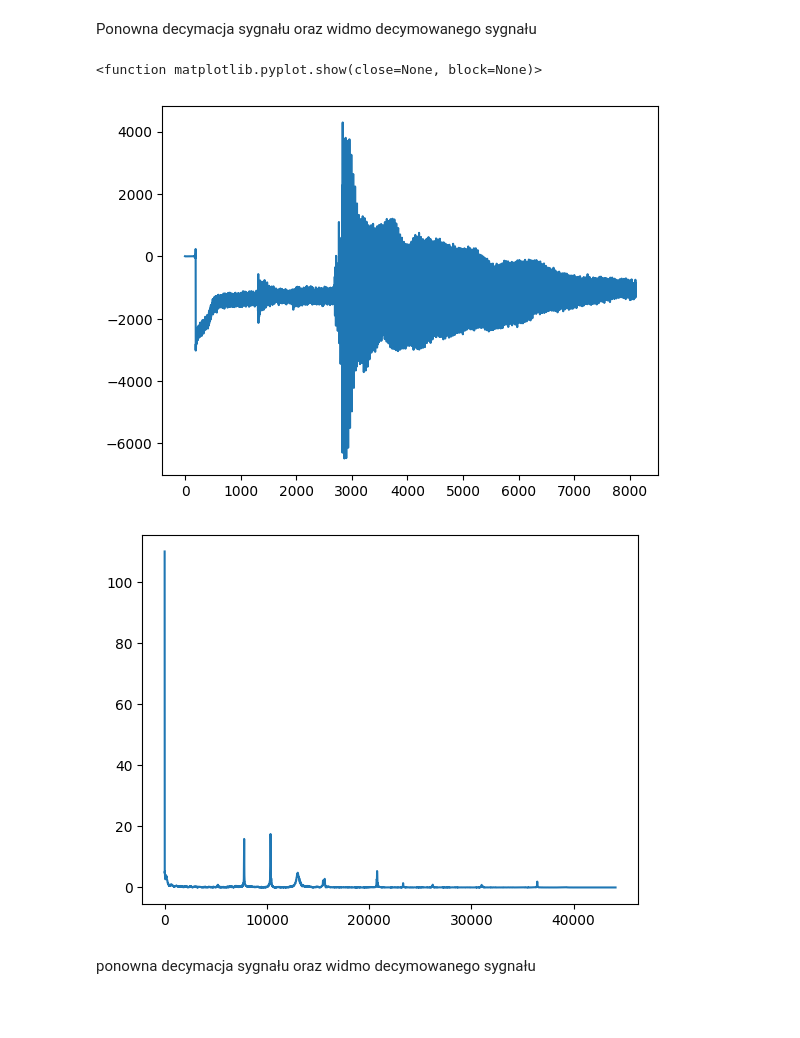
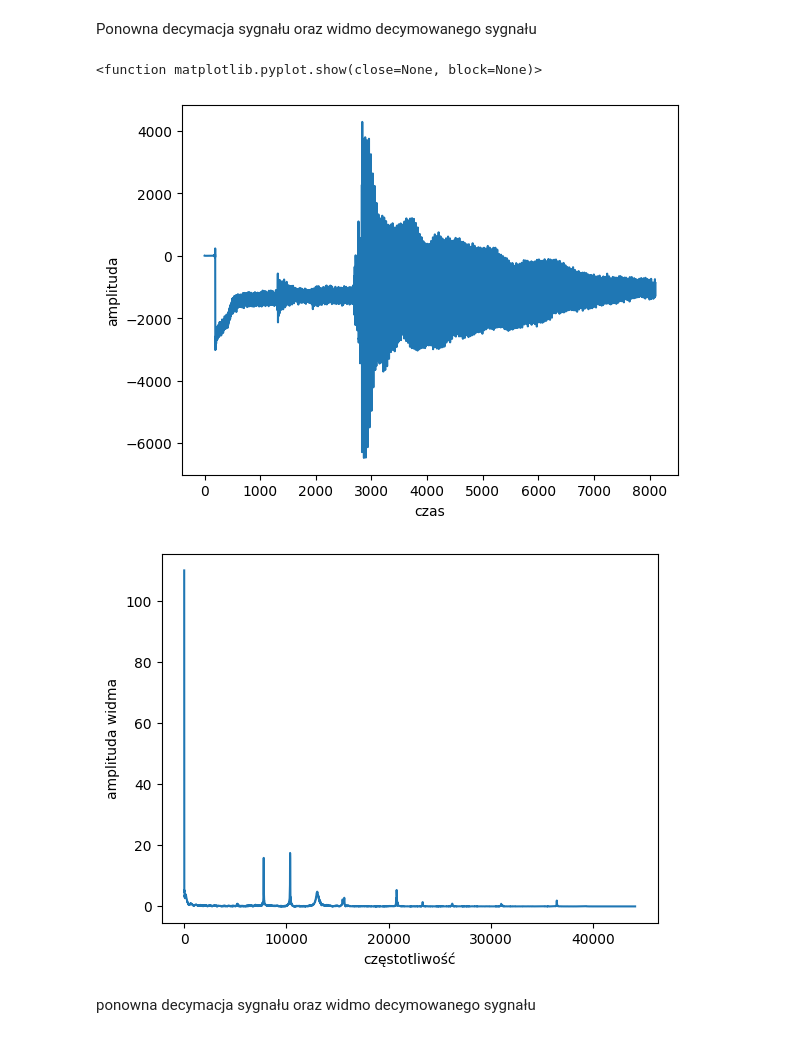
Before and after one commit to tynka022/SignalAnalisis, a Jupyter notebook: lab2/sprawozdanie2MToborek.ipynb, the cells around one changed output. Drawn from its saved outputs; the diff is of its cells as text; code cells hidden in the pictures; blank space fills up the shorter version.

```diff
--- a/lab2/sprawozdanie2MToborek.ipynb
+++ b/lab2/sprawozdanie2MToborek.ipynb
@@ -249,20 +290,24 @@ Ponowna decymacja sygnału oraz widmo decymowanego sygnału
 # %%
 sygnal5 = sig.decimate(sygnal4,2)
 
 fig, ax = plt.subplots()
 ax.plot(sygnal5)
+ax.set_ylabel('amplituda')
+ax.set_xlabel('czas')
 plt.show
 
 wid_dec5=np.abs(np.fft.rfft(sygnal5)) /rate/2
 f = np.fft.rfftfreq(len(sygnal5), 1/rate/2)
 
 fig, ax = plt.subplots()
 ax.plot(f[0:10000], wid_dec5[0:10000])
+ax.set_ylabel('amplituda widma')
+ax.set_xlabel('częstotliwość')
 plt.show
 # %% [output]
 <function matplotlib.pyplot.show(close=None, block=None)>
-[figure, old version]
+[figure, new version]
-[figure, old version]
+[figure, new version]
 # %% [markdown]
 ponowna decymacja sygnału oraz widmo decymowanego sygnału
 # %%
```
Also changed, not shown: parts of 20 cells of this notebook, 2 other files.
